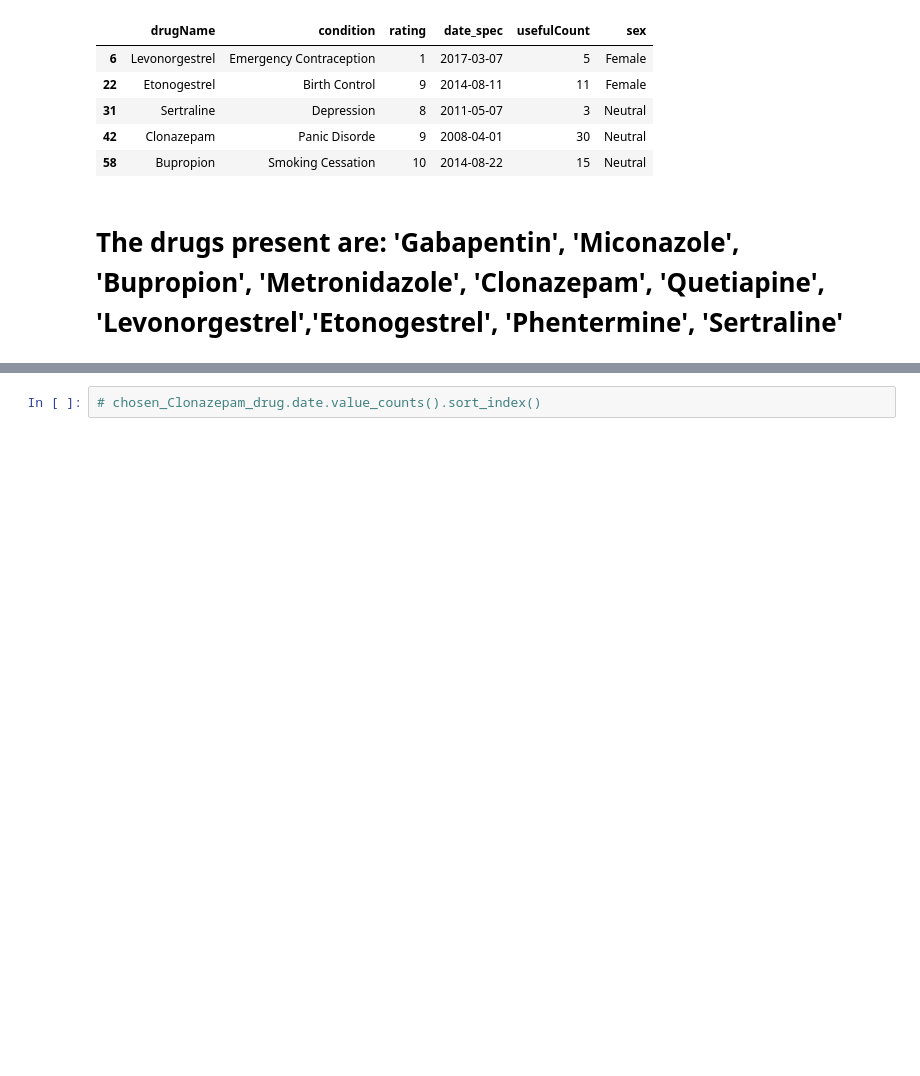
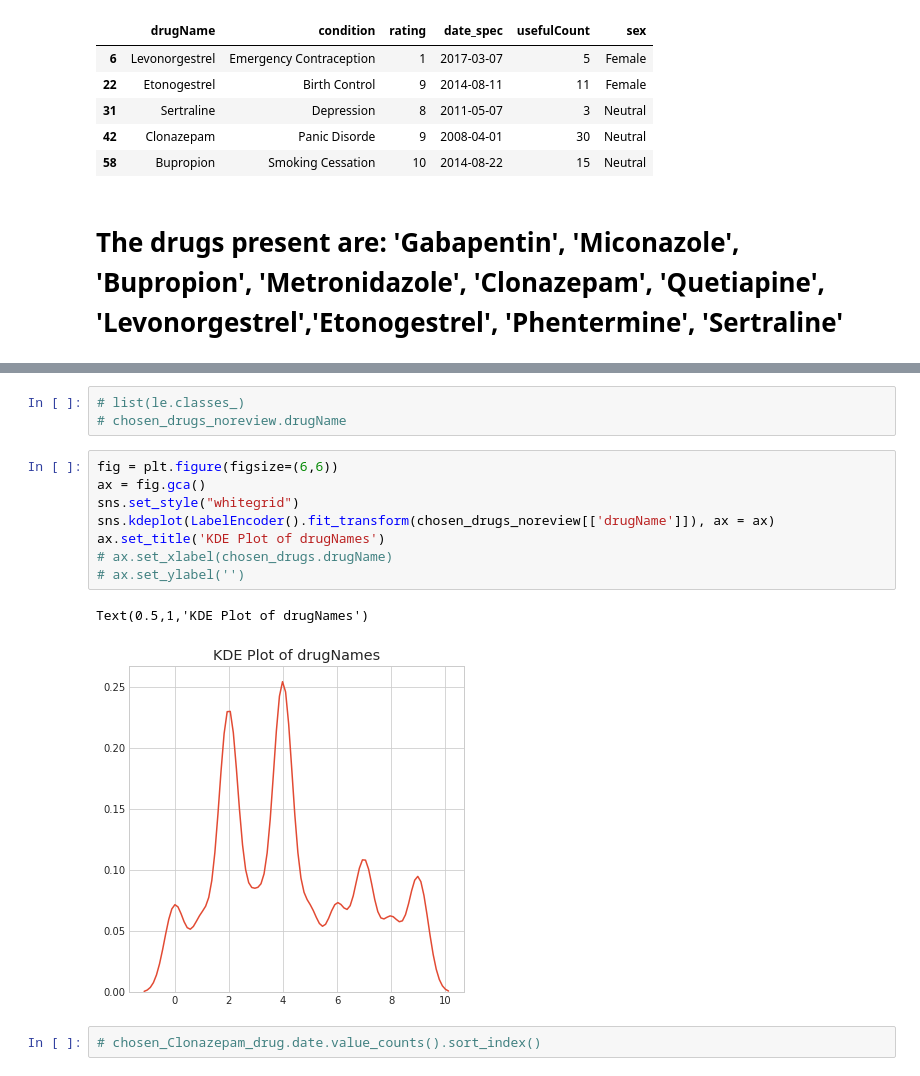
Before and after one commit to saxena-sagar/AppliedML, a Jupyter notebook: Code/PersonalisedDrug.ipynb, the cells around one changed output, grey strips where cells are left out. Saved outputs shown, nothing was run; the diff lists cells and outputs as text; blank space fills up the shorter version.

```diff
--- a/Code/PersonalisedDrug.ipynb
+++ b/Code/PersonalisedDrug.ipynb
@@ -231,3 +254,17 @@ chosen_drugs_noreview.head()
+# %%
+# list(le.classes_)
+# chosen_drugs_noreview.drugName
+# %%
+fig = plt.figure(figsize=(6,6))
+ax = fig.gca()
+sns.set_style("whitegrid")
+sns.kdeplot(LabelEncoder().fit_transform(chosen_drugs_noreview[['drugName']]), ax = ax)
+ax.set_title('KDE Plot of drugNames')
+# ax.set_xlabel(chosen_drugs.drugName)
+# ax.set_ylabel('')
+# %% [output]
+Text(0.5,1,'KDE Plot of drugNames')
+[figure, added]
 # %%
 # chosen_Clonazepam_drug.date.value_counts().sort_index()
 # %%
```
Also changed, not shown: parts of 10 cells of this notebook.
